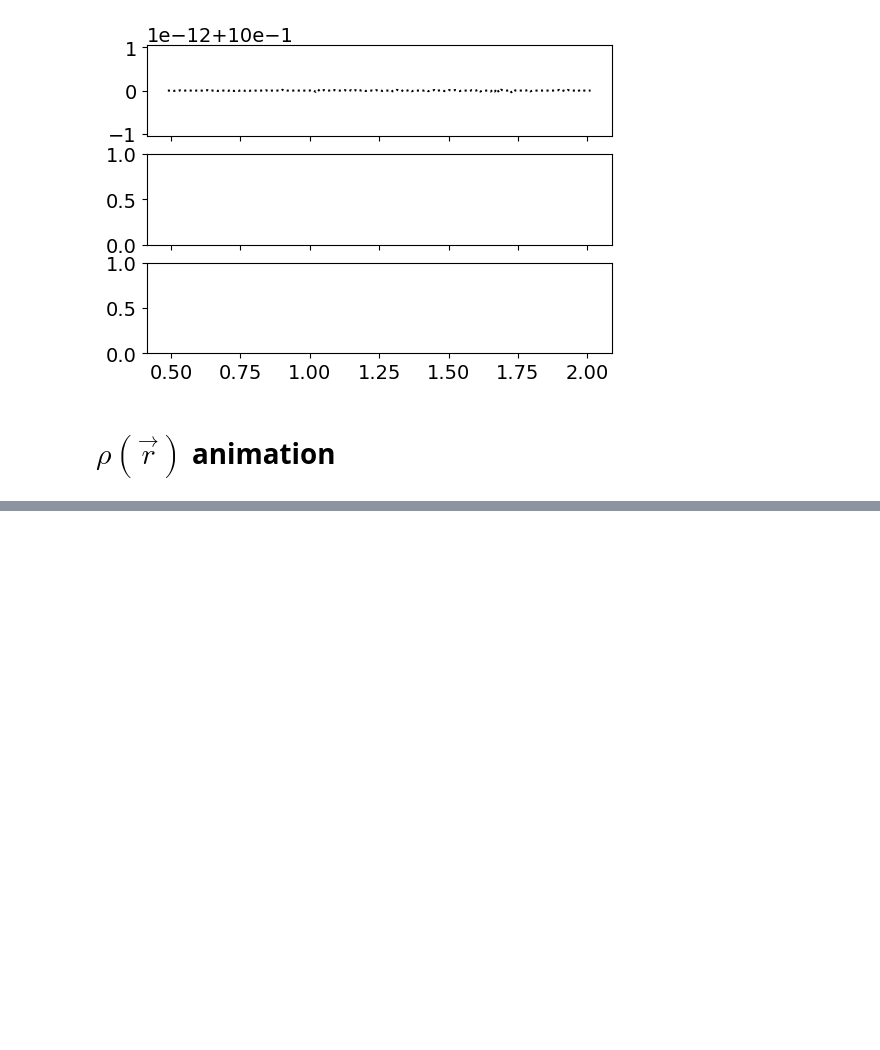
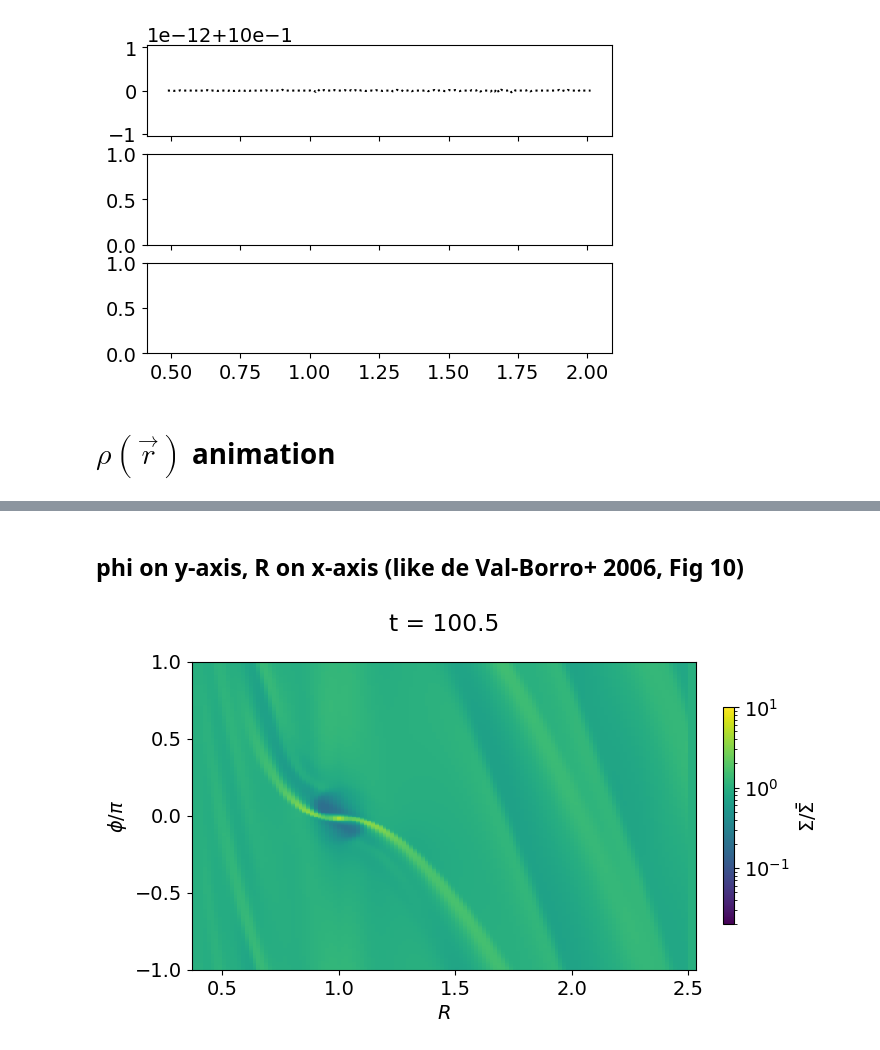
Before and after one commit to Jupiter1994/athena-warps, a Jupyter notebook: warped-disks/jiarus_diagnosis_2d.ipynb, the cells around one changed output, grey strips where cells are left out. Cells and saved outputs as stored; diff of their text form; code cells hidden in the pictures; blank space fills up the shorter version.

Commit message:
de Val-Borro Figs10, 12

```diff
--- a/warped-disks/jiarus_diagnosis_2d.ipynb
+++ b/warped-disks/jiarus_diagnosis_2d.ipynb
@@ -465,0 +571,55 @@ ValueError: operands could not be broadcast together with shapes (132,384) (132,
+# %% [markdown]
+## phi on y-axis, R on x-axis (like de Val-Borro+ 2006, Fig 10)
+# %%
+# TODO: plot density in xy-plane
+
+snapshot_plot = snapshot_list[32] # snapshot_list[0:101:5]
+
+ath_data  = athena_read.athdf(frame,num_ghost=2,quantities=["rho"])
+t_sim = ath_data['Time']
+
+#### Read Athena++ data: coordinates. ####
+rad_app = ath_data['x1v']
+phi_app = ath_data['x2v'][2:-2] # ignore ghost zones
+d_rad = ath_data['x1f'][1]-ath_data['x1f'][0]
+d_phi = ath_data['x2f'][1]-ath_data['x2f'][0]
+rad_3d, phi_3d = np.meshgrid(rad_app, phi_app, indexing='ij')
+
+den = np.swapaxes(ath_data['rho'],0,2)
+
+### make figure
+fig, ax = plt.subplots(1, figsize=(7,4))
+
+Sigma_integrand = den*d_phi
+Sigma_avg = np.sum(Sigma_integrand[:,2:-2,0],axis=1)/(2*np.pi)
+
+kws = {'cmap': 'viridis', \
+       'norm': mcolors.LogNorm(vmin=10**(-1.7), vmax=10**1)}
+
+# plot normalized sigma
+Sigma_normeds = den[:,2:-2,0]/Sigma_avg.reshape(len(Sigma_avg),1)
+# shift the values so that the first phi index corresponds to -pi, not 0
+Sigma_normeds = np.roll(Sigma_normeds, (int) (rad_3d.shape[1]/2), axis=1)
+c = ax.pcolormesh(rad_3d[:, :], (phi_3d[:, :]-np.pi)/np.pi, \
+        Sigma_normeds, **kws)
+#cbar_ax = fig.add_axes([0.85, 0.15, 0.05, 0.7])
+label = r"$\Sigma/\bar{\Sigma}$"
+plt.colorbar(c, ax=ax, label=label, pad=.05, fraction=0.02, **kws)
+
+## set axes
+ax.set_xlabel(r"$R$")
+ax.set_ylabel(r"$\phi/\pi$")
+#ax.set_ylim(0, 5)
+ax.set_title("t = {t_sim:.1f}".format(t_sim=t_sim),\
+        y=1.1, pad=0.05)
+
+save_fig = False
+if save_fig:
+    plt.savefig("Figs/" + sim_name + "-rho-dvB-Fig12-t={t:.1f}.png".format(t=t_sim),\
+        bbox_inches='tight')
+
+#plt.close()
+
+plt.show()
+# %% [output]
+[figure, added]
```
Also changed, not shown: parts of 7 cells of this notebook.
